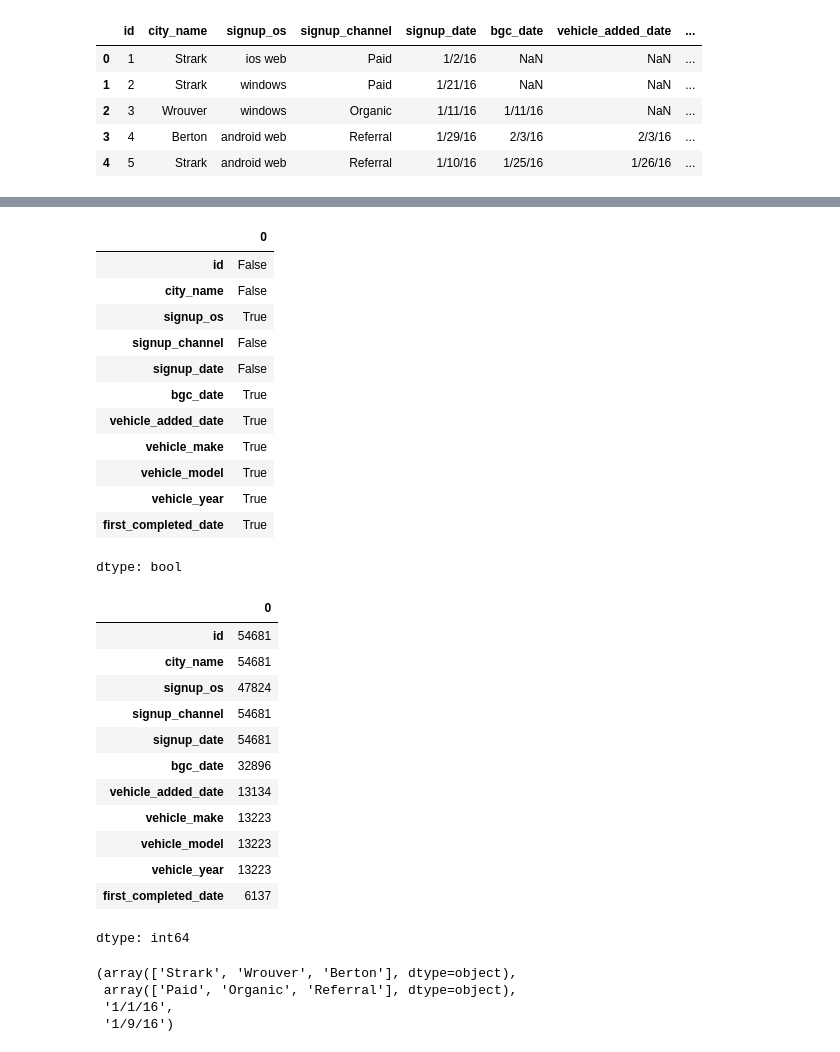
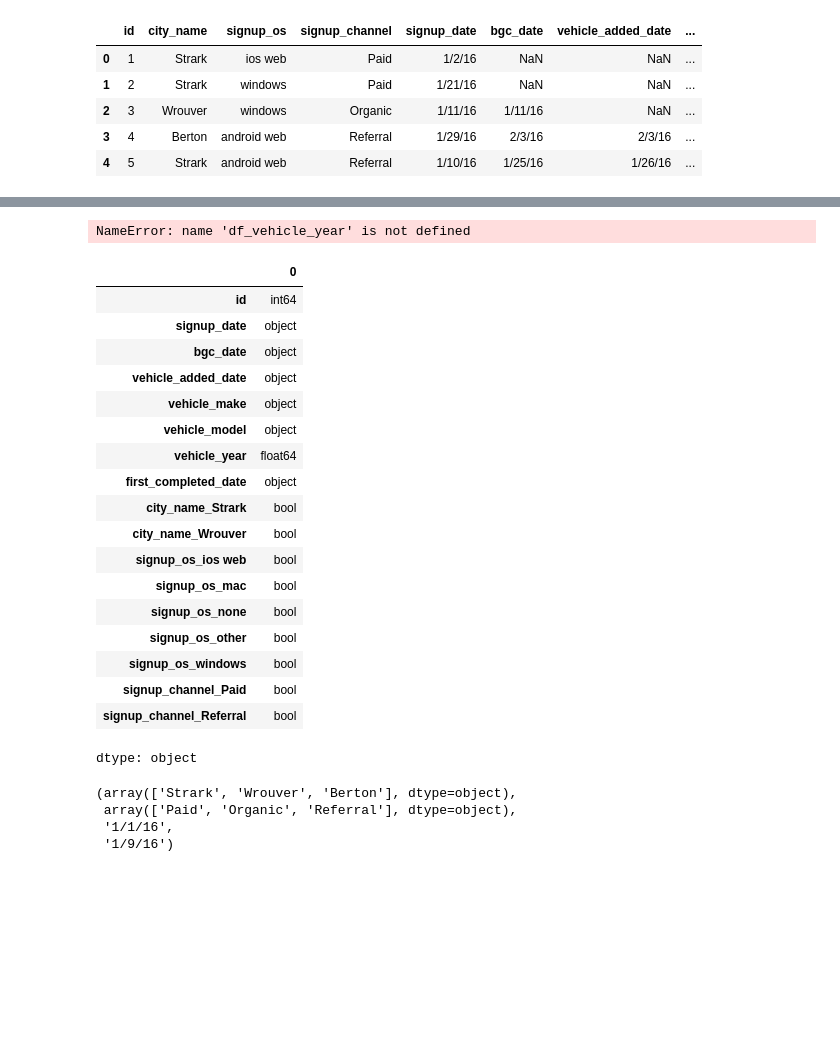
Before and after one commit to kcmeehan/InterviewQuery, a Jupyter notebook: uber_3/uber_3/takehomefile.ipynb, the cells around one changed output, grey strips where cells are left out. Drawn from its saved outputs; the diff is of its cells as text; code cells hidden in the pictures; blank space fills up the shorter version.

```diff
--- a/uber_3/uber_3/takehomefile.ipynb
+++ b/uber_3/uber_3/takehomefile.ipynb
@@ -326,35 +373,29 @@ df.head()
 # %%
-df.isna().any()
+df_processed.vehicle_make.nunique(), df_vehicle_year.nunique()
 # %% [output]
-|  | 0 |
-| id | False |
-| city_name | False |
-| signup_os | True |
-| signup_channel | False |
-| signup_date | False |
-| bgc_date | True |
-| vehicle_added_date | True |
-| vehicle_make | True |
-| vehicle_model | True |
-| vehicle_year | True |
-| first_completed_date | True |
-dtype: bool
+NameError: name 'df_vehicle_year' is not defined
-# %%
-df.notna().sum() #54681 signups, 32896 bgc, 13134 vehicle added, 6137 driven
-# %% [output]
-|  | 0 |
-| id | 54681 |
-| city_name | 54681 |
-| signup_os | 47824 |
-| signup_channel | 54681 |
-| signup_date | 54681 |
-| bgc_date | 32896 |
-| vehicle_added_date | 13134 |
-| vehicle_make | 13223 |
-| vehicle_model | 13223 |
-| vehicle_year | 13223 |
-| first_completed_date | 6137 |
-dtype: int64
+# %%
+dftest.dtypes
+# %% [output]
+|  | 0 |
+| id | int64 |
+| signup_date | object |
+| bgc_date | object |
+| vehicle_added_date | object |
+| vehicle_make | object |
+| vehicle_model | object |
+| vehicle_year | float64 |
+| first_completed_date | object |
+| city_name_Strark | bool |
+| city_name_Wrouver | bool |
+| signup_os_ios web | bool |
+| signup_os_mac | bool |
+| signup_os_none | bool |
+| signup_os_other | bool |
+| signup_os_windows | bool |
+| signup_channel_Paid | bool |
+| signup_channel_Referral | bool |
+dtype: object
 # %%
 df.city_name.unique(), df.signup_channel.unique(), min(df.signup_date), max(df.signup_date)
 # %% [output]
```
Also changed, not shown: parts of 17 cells of this notebook.
